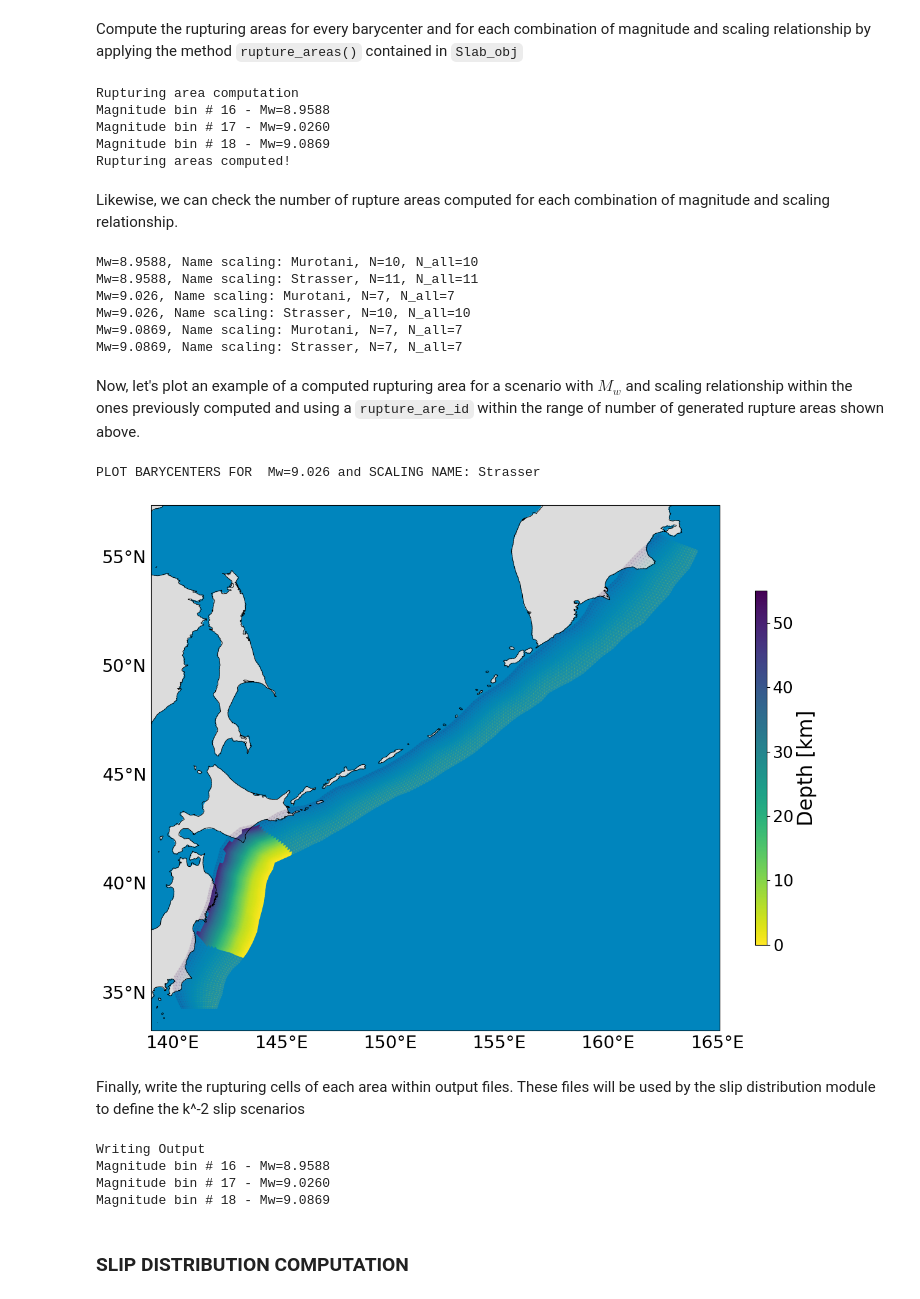
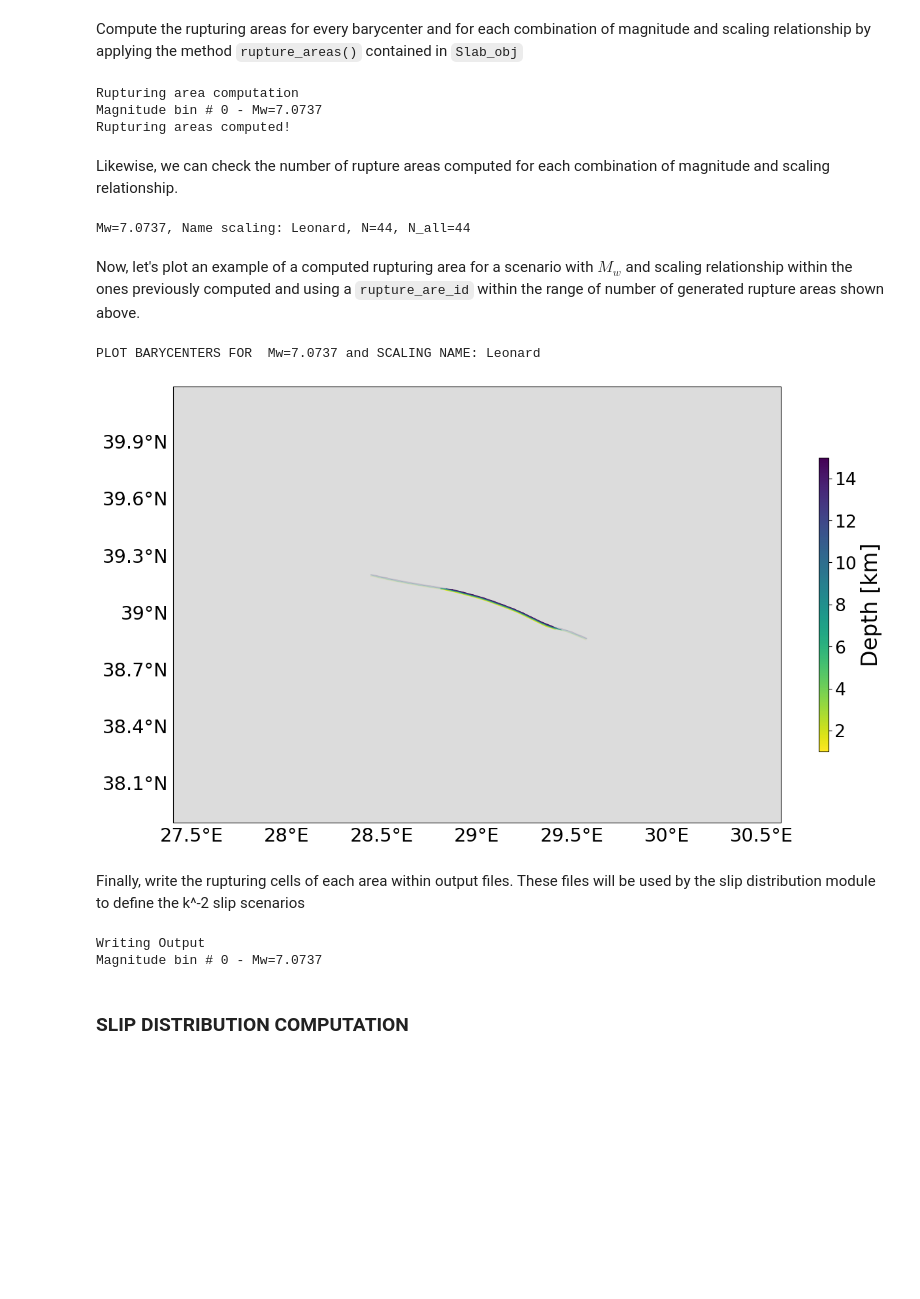
Before and after one commit to antonioscalaunina/pyANTI-FASc, a Jupyter notebook: bin/antifasc_main.ipynb, the cells around one changed output. Cells and saved outputs as stored; diff of their text form; code cells hidden in the pictures; blank space fills up the shorter version.

```diff
--- a/bin/antifasc_main.ipynb
+++ b/bin/antifasc_main.ipynb
@@ -14,7 +14,7 @@ A slab object is built with the attributes contained in the `input.json` file an
 # %%
 #Specify input json file and scaling_relationship file paths
 input_file='../config_files/Parameters/input.json'
-scaling_file='../config_files/Parameters/scaling_relationship.json'
+scaling_file='../config_files/Parameters/scaling_relationship_Leonard.json'
 
 #Initialize an instance of the class Slab with the input files
 Slab_obj=slab.Slab(input_file,scaling_file)
@@ -119,43 +119,36 @@ Compute the rupturing areas for every barycenter and for each combination of mag
 Slab_obj.rupture_areas()
 # %% [output]
 Rupturing area computation
-Magnitude bin # 16 - Mw=8.9588
-Magnitude bin # 17 - Mw=9.0260
-Magnitude bin # 18 - Mw=9.0869
+Magnitude bin # 0 - Mw=7.0737
 Rupturing areas computed!
 # %% [markdown]
 Likewise, we can check the number of rupture areas computed for each combination of magnitude and scaling relationship.
 # %%
 Slab_obj.get_RuptAreas_number()
 # %% [output]
-Mw=8.9588, Name scaling: Murotani, N=10, N_all=10
-Mw=8.9588, Name scaling: Strasser, N=11, N_all=11
-Mw=9.026, Name scaling: Murotani, N=7, N_all=7
-Mw=9.026, Name scaling: Strasser, N=10, N_all=10
-Mw=9.0869, Name scaling: Murotani, N=7, N_all=7
-Mw=9.0869, Name scaling: Strasser, N=7, N_all=7
+Mw=7.0737, Name scaling: Leonard, N=44, N_all=44
 # %% [markdown]
 Now, let's plot an example of a computed rupturing area for a scenario with $M_w$ and scaling relationship within the ones  previously computed and using a `rupture_are_id` within the range of number of generated rupture areas shown above.
 # %%
 #plot barycenters for the specified combination of Mw and scaling name
-Mw=9.0260
-scaling='Strasser'
-Rupture_area_id=1
+Mw=7.0737
+scaling='Leonard'
+Rupture_area_id=0
 
 print(f'PLOT BARYCENTERS FOR  Mw={Mw} and SCALING NAME: {scaling}')
 
 fig = plt.figure(figsize=(15, 15))
 subplots=111
 #generate default basemap
 fig,ax=Slab_obj.plot_basemap(fig,subplots)
 
 
 #plot rupturing area
 Slab_obj.plot_rupture_area(Mw,scaling,Rupture_area_id,ax,fig,True)
 #Slab_obj.plot_boundary(ax)
 # %% [output]
-PLOT BARYCENTERS FOR  Mw=9.026 and SCALING NAME: Strasser
+PLOT BARYCENTERS FOR  Mw=7.0737 and SCALING NAME: Leonard
-[figure, old version]
+[figure, new version]
 # %% [markdown]
 Finally, write the rupturing cells of each area within output files. These files will be used by the slip distribution module to define the k^-2 slip scenarios
 # %%
@@ -165,9 +158,7 @@ Slab_obj.write_output_rupture_areas()
 Slab_obj.generate_foldertree_slip()
 # %% [output]
 Writing Output
-Magnitude bin # 16 - Mw=8.9588
-Magnitude bin # 17 - Mw=9.0260
-Magnitude bin # 18 - Mw=9.0869
+Magnitude bin # 0 - Mw=7.0737
 # %% [markdown]
 ### SLIP DISTRIBUTION COMPUTATION ###
 # %%
```
Also changed, not shown: parts of 7 cells of this notebook, 2 other files.
